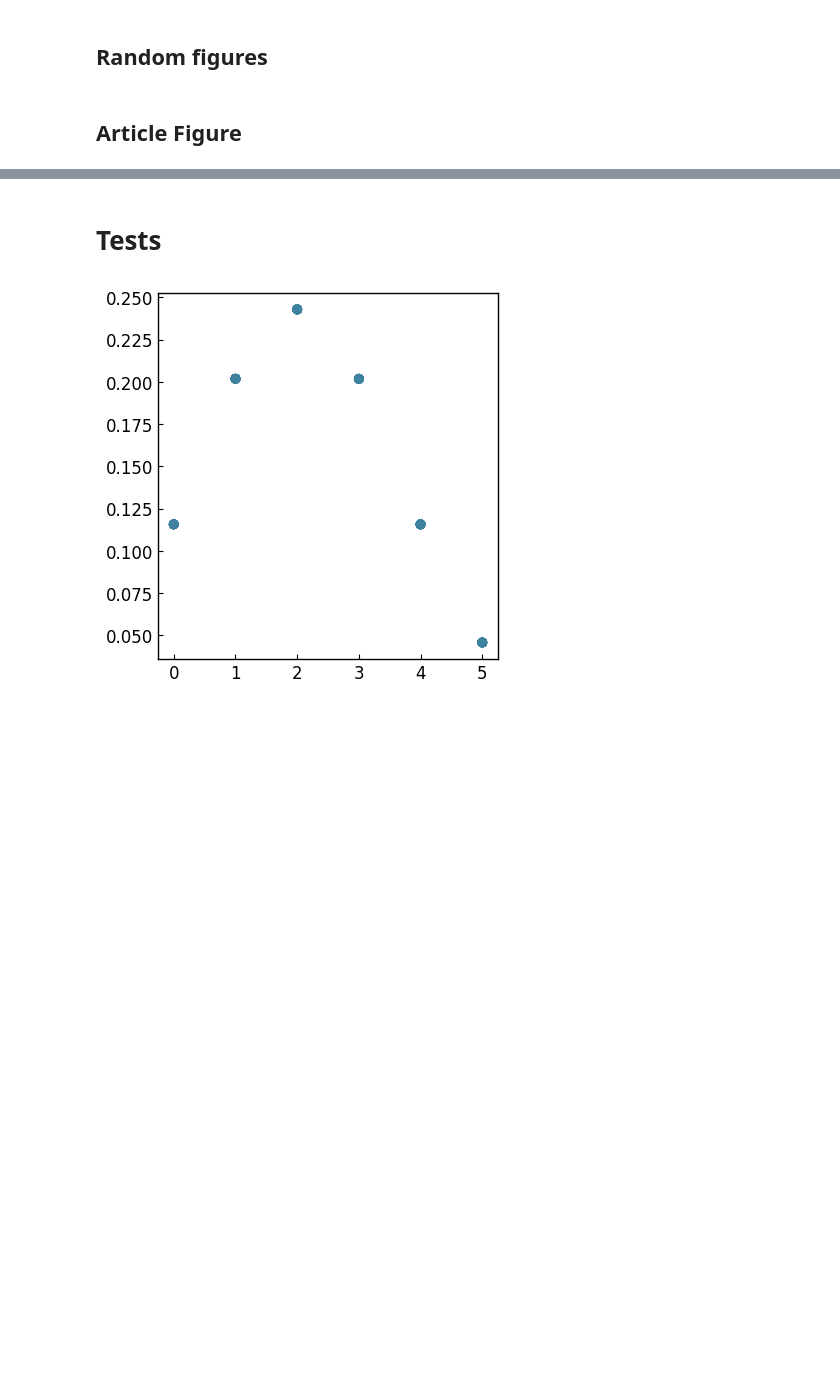
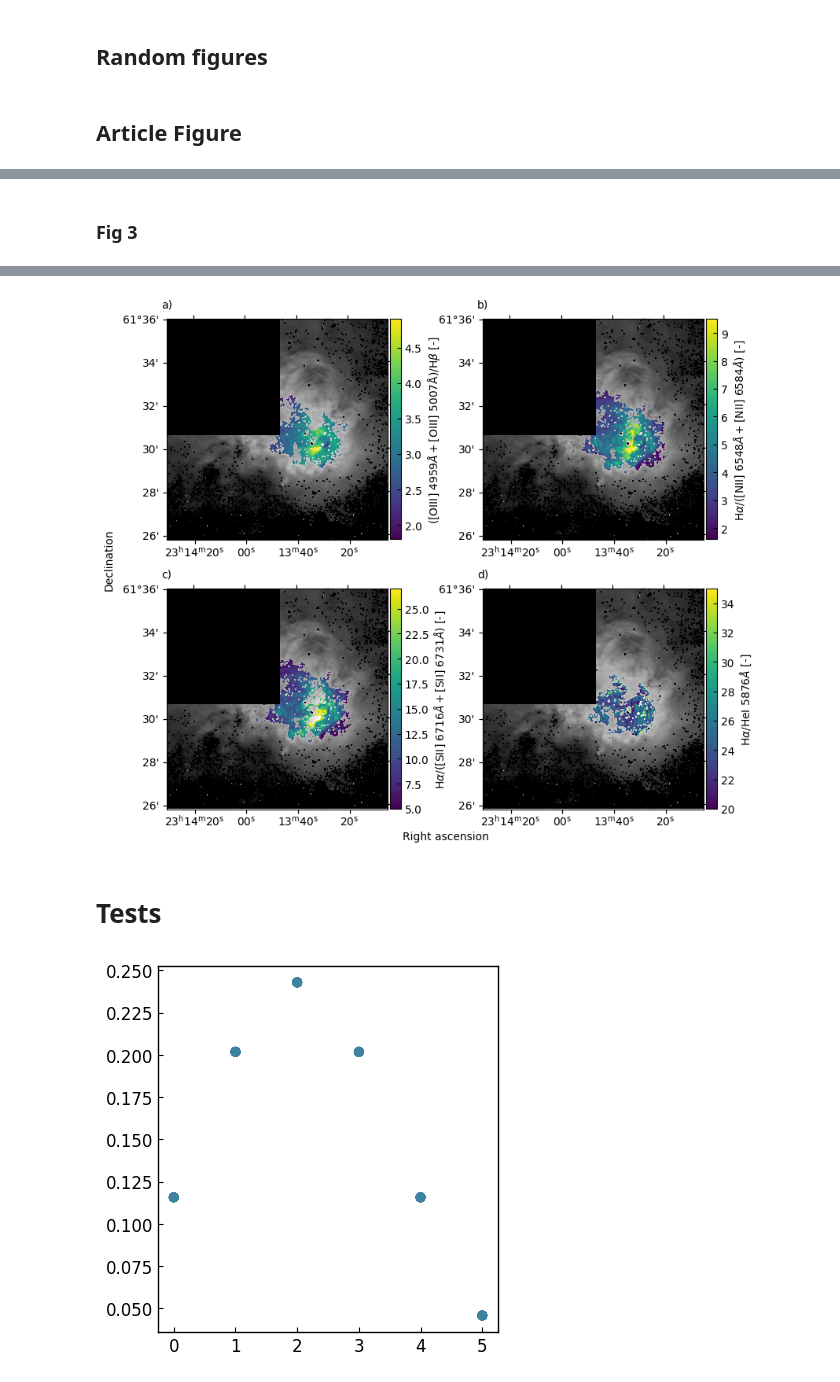
Before and after one commit to mamar828/Stage, a Jupyter notebook: applications/sh158/article.ipynb, the cells around one changed output, grey strips where cells are left out. Saved outputs shown, nothing was run; the diff lists cells and outputs as text; code cells hidden in the pictures; blank space fills up the shorter version.

```diff
--- a/applications/sh158/article.ipynb
+++ b/applications/sh158/article.ipynb
@@ -313,0 +526,75 @@ multifig.save("figures/sh158/histograms/hist_fit_lognormal_article.pdf")
+# %% [markdown]
+### Fig 3
+# %%
+maps = [map_.get_reprojection_on(background) for map_ in [
+    Map.load("data/sh158_article/ratio_oiiihb_pouss_plus_seuil.fits"),
+    Map.load("data/sh158_article/ratio_hanii_pouss_plus_seuil.fits"),
+    Map.load("data/sh158_article/ratio_hasii_pouss_plus_seuil.fits"),
+    Map.load("data/sh158_article/ratio_6376_pouss_plus_seuil.fits"),
+]]
+
+fig = plt.figure(figsize=(10,20))
+plt.tight_layout()
+i = -1
+
+i += 1
+ax = fig.add_subplot(2, 2, i + 1, projection=WCS(maps[i].header))
+format(ax)
+imshow = ax.imshow(maps[i].data,
+    origin="lower",
+    cmap="viridis",
+    norm=ImageNormalize(maps[i].data, stretch=LinearStretch(1, 0), vmin=1.8, vmax=4.9),
+)
+colorbar = fig.colorbar(imshow, fraction=0.047, pad=0.01)
+colorbar.ax.tick_params(axis="both", direction="in")
+colorbar.set_label(r"([OIII] $4959Å+$[OIII] 5007Å)/H$\beta$ [-]")
+ax.text(0, 1, ascii_lowercase[i] + ")",
+        transform=ax.transAxes + ScaledTranslation(-5 / 72, 10 / 72, fig.dpi_scale_trans))
+
+i += 1
+ax = fig.add_subplot(2, 2, i + 1, projection=WCS(maps[i].header))
+format(ax)
+imshow = ax.imshow(maps[i].data,
+    origin="lower",
+    cmap="viridis",
+    norm=ImageNormalize(maps[i].data, stretch=LinearStretch(1, 0), vmin=1.6, vmax=9.5),
+)
+colorbar = fig.colorbar(imshow, fraction=0.047, pad=0.01)
+colorbar.ax.tick_params(axis="both", direction="in")
+colorbar.set_label(r"H$\alpha$/([NII] $6548Å+$[NII] $6584Å$) [-]")
+ax.text(0, 1, ascii_lowercase[i] + ")",
+        transform=ax.transAxes + ScaledTranslation(-5 / 72, 10 / 72, fig.dpi_scale_trans))
+
+i += 1
+ax = fig.add_subplot(2, 2, i + 1, projection=WCS(maps[i].header))
+format(ax)
+imshow = ax.imshow(maps[i].data,
+    origin="lower",
+    cmap="viridis",
+    norm=ImageNormalize(maps[i].data, stretch=LinearStretch(1, 0), vmin=5, vmax=27),
+)
+colorbar = fig.colorbar(imshow, fraction=0.047, pad=0.01)
+colorbar.ax.tick_params(axis="both", direction="in")
+colorbar.set_label(r"H$\alpha$/([SII] $6716Å+$[SII] $6731Å$) [-]")
+ax.text(0, 1, ascii_lowercase[i] + ")",
+        transform=ax.transAxes + ScaledTranslation(-5 / 72, 10 / 72, fig.dpi_scale_trans))
+
+i += 1
+ax = fig.add_subplot(2, 2, i + 1, projection=WCS(maps[i].header))
+format(ax)
+imshow = ax.imshow(maps[i].data,
+    origin="lower",
+    cmap="viridis",
+    norm=ImageNormalize(maps[i].data, stretch=LinearStretch(1, 0), vmin=20, vmax=35),
+)
+colorbar = fig.colorbar(imshow, fraction=0.047, pad=0.01)
+colorbar.ax.tick_params(axis="both", direction="in")
+colorbar.set_label(r"H$\alpha$/HeI $5876Å$ [-]")
+ax.text(0, 1, ascii_lowercase[i] + ")",
+        transform=ax.transAxes + ScaledTranslation(-5 / 72, 10 / 72, fig.dpi_scale_trans))
+
+fig.text(0.45, 0.3, "Right ascension")
+fig.text(0.07, 0.46, "Declination", rotation=90,)
+plt.subplots_adjust(top=0.95, bottom=0.0, left=0.15, right=0.85, hspace=-0.78, wspace=0.35)
+plt.savefig("figures/sh158/maxime/ratio.pdf", dpi=300, bbox_inches="tight")
+# %% [output]
@@ -314,3 +618,4 @@ multifig.save("figures/sh158/histograms/hist_fit_lognormal_article.pdf")
+[figure, added]
 # %% [markdown]
 # Tests
 # %%
```
Also changed, not shown: parts of 8 cells of this notebook.
